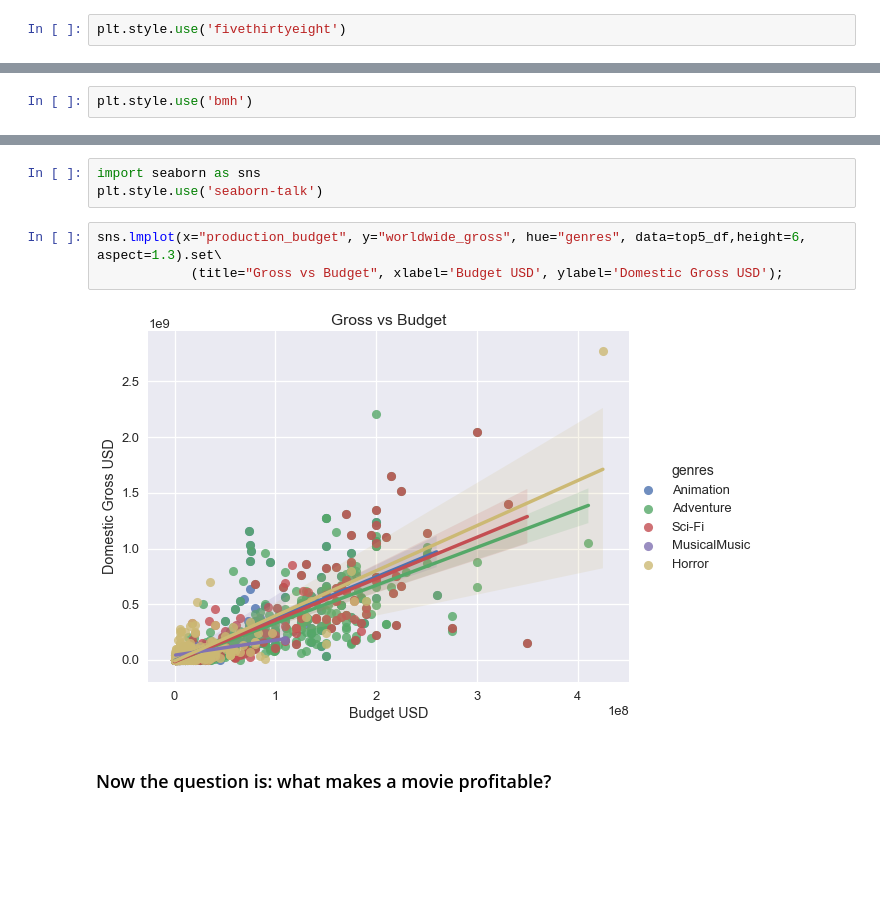
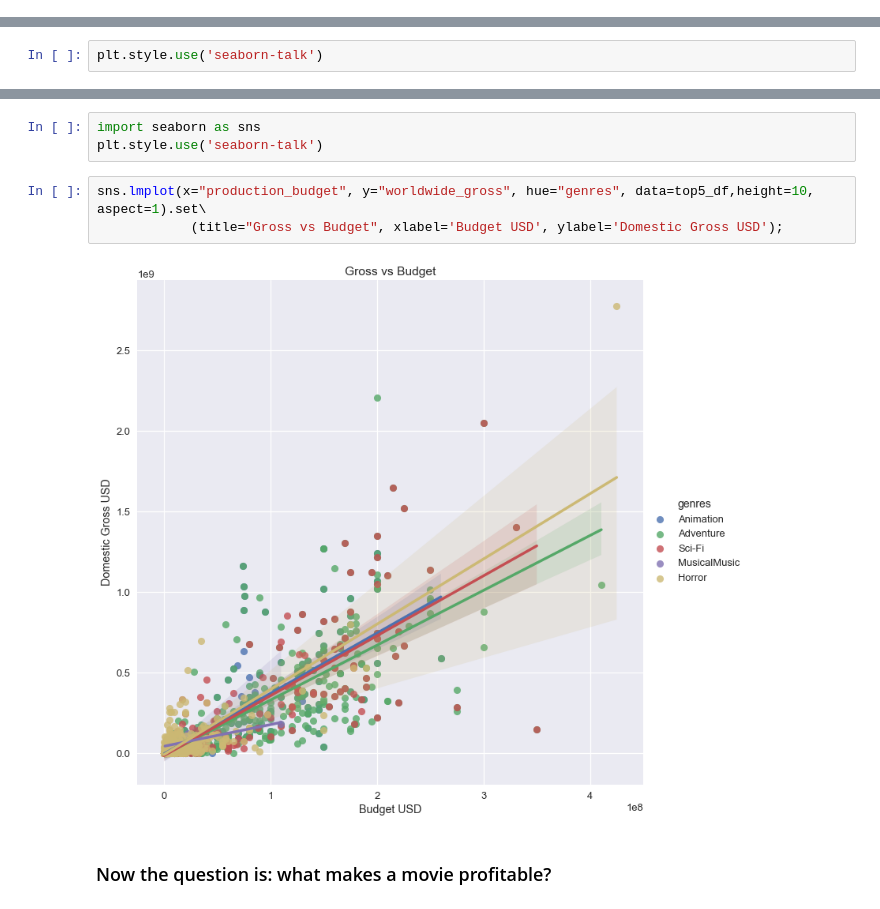
Before and after one commit to MNLKuzmin/dsc-project-genrestudy, a Jupyter notebook: A Genre Study first draft-skimmed down version.ipynb, the cells around one changed output, grey strips where cells are left out. Saved outputs shown, nothing was run; the diff lists cells and outputs as text; blank space fills up the shorter version.

```diff
--- a/A Genre Study first draft-skimmed down version.ipynb
+++ b/A Genre Study first draft-skimmed down version.ipynb
@@ -342,5 +342,3 @@ average_df.head()
 | Animation | 46.846154 | 8.590607e+07 | 1.158421e+08 | 3.176463e+08 | 2.993601e+07 | 2.317402e+08 | ... |
 | Biography | 52.215385 | 2.545666e+07 | 3.469678e+07 | 7.231284e+07 | 9.240125e+06 | 4.685618e+07 | ... |
 | Comedy | 51.269129 | 3.342504e+07 | 4.760250e+07 | 1.061395e+08 | 1.417746e+07 | 7.271444e+07 | ... |
-# %%
-plt.style.use('fivethirtyeight')
@@ -355,2 +353,4 @@ plt.style.use('seaborn-talk')
+# %%
+plt.style.use('seaborn-talk')
 # %%
 average_df=average_df.sort_values(by=['worldwide_gross'])
@@ -371,4 +369,2 @@ average_df.plot.bar(y='production_budget',\
-# %%
-plt.style.use('bmh')
 # %%
 average_df=average_df.sort_values(by=['domestic_net'])
@@ -416,10 +430,10 @@ Let us take a look now at the relationship between gross income and production b
 import seaborn as sns
 plt.style.use('seaborn-talk')
 # %%
-sns.lmplot(x="production_budget", y="worldwide_gross", hue="genres", data=top5_df,height=6, aspect=1.3).set\
+sns.lmplot(x="production_budget", y="worldwide_gross", hue="genres", data=top5_df,height=10, aspect=1).set\
             (title="Gross vs Budget", xlabel='Budget USD', ylabel='Domestic Gross USD');
 # %% [output]
-[figure, old version]
+[figure, new version]
 # %% [markdown]
 ### Now the question is: what makes a movie profitable?
 # %% [markdown]
```
Also changed, not shown: parts of 29 cells of this notebook, 1 other file.
